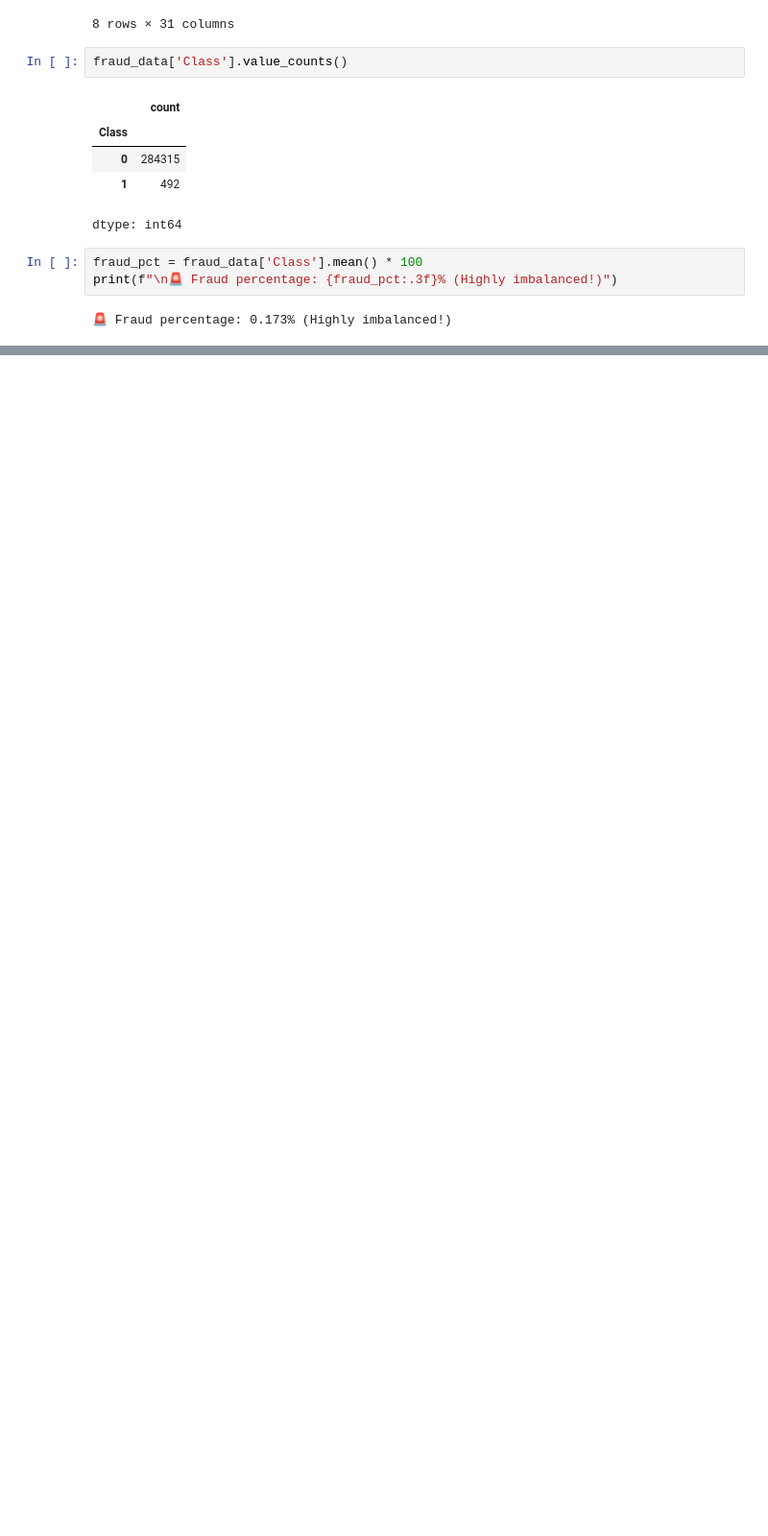
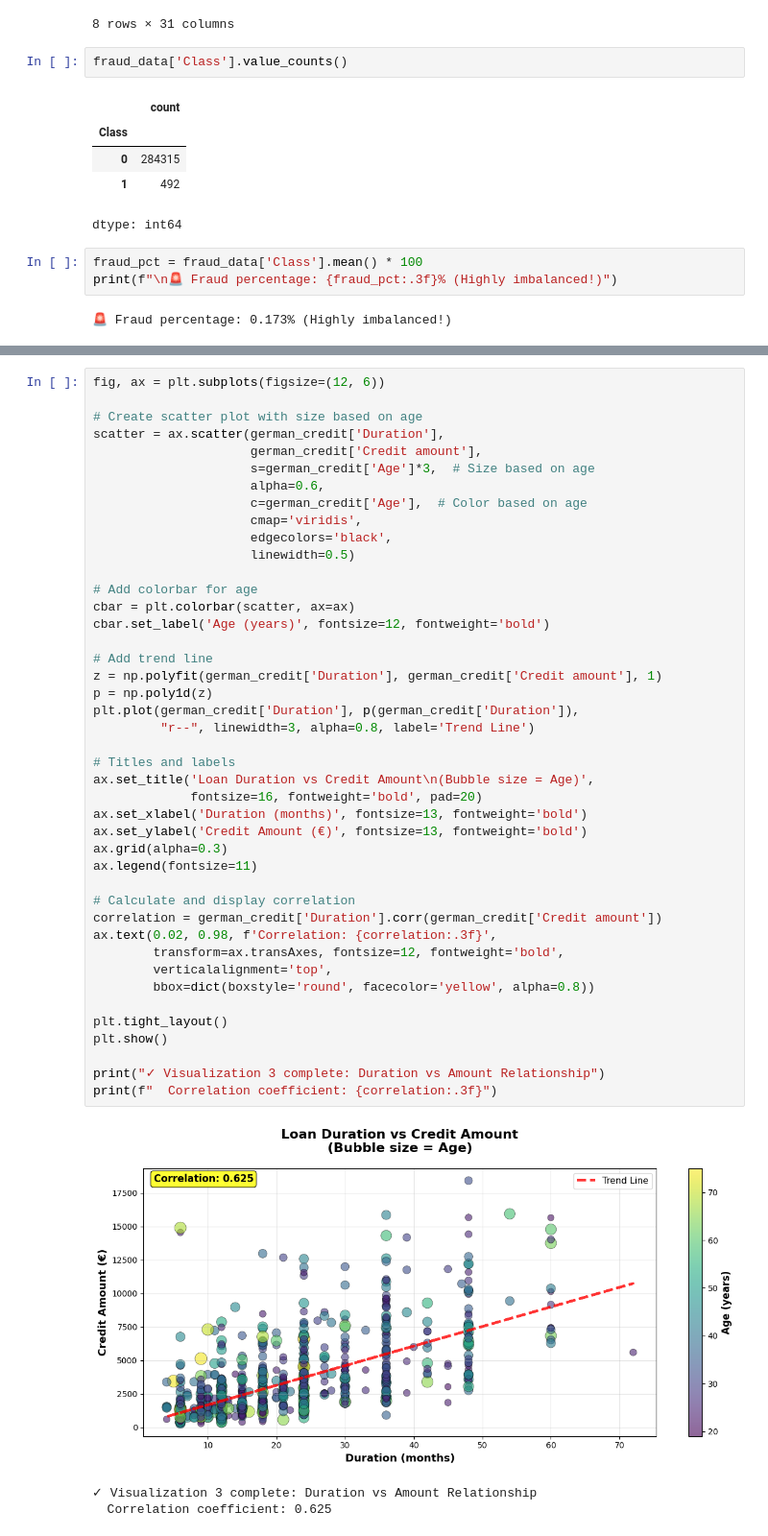
Before and after one commit to ManasAyyalaraju/personal-finance-health-predictor, a Jupyter notebook: notebooks/01_Data_Exploration.ipynb, the cells around one changed output, grey strips where cells are left out. Shown at 96% size. Cells and saved outputs as stored; diff of their text form; blank space fills up the shorter version.

```diff
--- a/notebooks/01_Data_Exploration.ipynb
+++ b/notebooks/01_Data_Exploration.ipynb
@@ -265,0 +354,47 @@ print(f"\n🚨 Fraud percentage: {fraud_pct:.3f}% (Highly imbalanced!)")
+# %%
+fig, ax = plt.subplots(figsize=(12, 6))
+
+# Create scatter plot with size based on age
+scatter = ax.scatter(german_credit['Duration'],
+                     german_credit['Credit amount'],
+                     s=german_credit['Age']*3,  # Size based on age
+                     alpha=0.6,
+                     c=german_credit['Age'],  # Color based on age
+                     cmap='viridis',
+                     edgecolors='black',
+                     linewidth=0.5)
+
+# Add colorbar for age
+cbar = plt.colorbar(scatter, ax=ax)
+cbar.set_label('Age (years)', fontsize=12, fontweight='bold')
+
+# Add trend line
+z = np.polyfit(german_credit['Duration'], german_credit['Credit amount'], 1)
+p = np.poly1d(z)
+plt.plot(german_credit['Duration'], p(german_credit['Duration']),
+         "r--", linewidth=3, alpha=0.8, label='Trend Line')
+
+# Titles and labels
+ax.set_title('Loan Duration vs Credit Amount\n(Bubble size = Age)',
+             fontsize=16, fontweight='bold', pad=20)
+ax.set_xlabel('Duration (months)', fontsize=13, fontweight='bold')
+ax.set_ylabel('Credit Amount (€)', fontsize=13, fontweight='bold')
+ax.grid(alpha=0.3)
+ax.legend(fontsize=11)
+
+# Calculate and display correlation
+correlation = german_credit['Duration'].corr(german_credit['Credit amount'])
+ax.text(0.02, 0.98, f'Correlation: {correlation:.3f}',
+        transform=ax.transAxes, fontsize=12, fontweight='bold',
+        verticalalignment='top',
+        bbox=dict(boxstyle='round', facecolor='yellow', alpha=0.8))
+
+plt.tight_layout()
+plt.show()
+
+print("✓ Visualization 3 complete: Duration vs Amount Relationship")
+print(f"  Correlation coefficient: {correlation:.3f}")
+# %% [output]
+[figure, added]
+✓ Visualization 3 complete: Duration vs Amount Relationship
+  Correlation coefficient: 0.625
```
Also changed, not shown: parts of 20 cells of this notebook.
